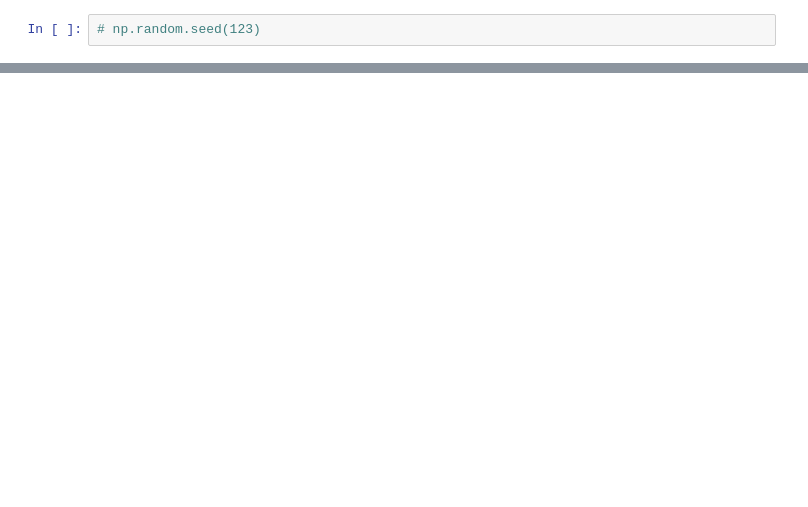
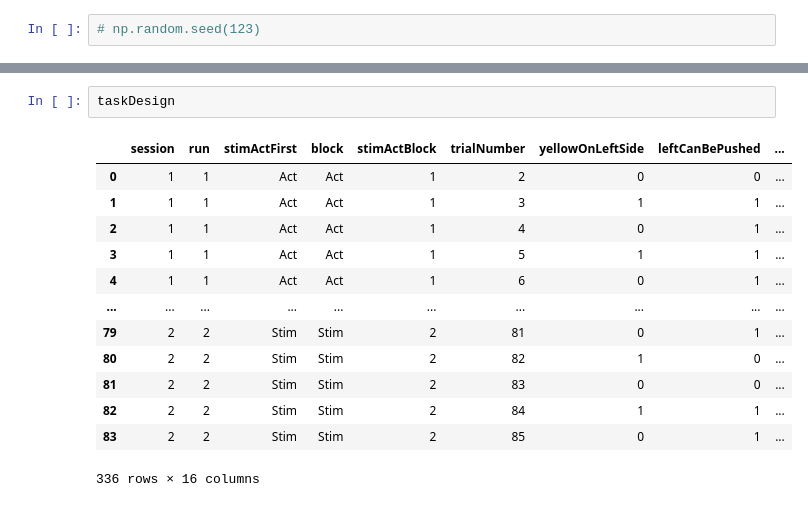
Before and after one commit to AGhaderi/ActStimRL, a Jupyter notebook: Simulation.ipynb, the cells around one changed output, grey strips where cells are left out. Drawn from its saved outputs; the diff is of its cells as text; blank space fills up the shorter version.

Commit message:
Start imulating based on the original task desgin

```diff
--- a/Simulation.ipynb
+++ b/Simulation.ipynb
@@ -247,0 +23,16 @@ array([36,  6,  8, 15, 29, 85, 68, 80, 22, 56, 90, 82, 78, 41, 87, 39, 27,
+# %%
+taskDesign
+# %% [output]
+|  | session | run | stimActFirst | block | stimActBlock | trialNumber | yellowOnLeftSide | leftCanBePushed | ... |
+| 0 | 1 | 1 | Act | Act | 1 | 2 | 0 | 0 | ... |
+| 1 | 1 | 1 | Act | Act | 1 | 3 | 1 | 1 | ... |
+| 2 | 1 | 1 | Act | Act | 1 | 4 | 0 | 1 | ... |
+| 3 | 1 | 1 | Act | Act | 1 | 5 | 1 | 1 | ... |
+| 4 | 1 | 1 | Act | Act | 1 | 6 | 0 | 1 | ... |
+| ... | ... | ... | ... | ... | ... | ... | ... | ... | ... |
+| 79 | 2 | 2 | Stim | Stim | 2 | 81 | 0 | 1 | ... |
+| 80 | 2 | 2 | Stim | Stim | 2 | 82 | 1 | 0 | ... |
+| 81 | 2 | 2 | Stim | Stim | 2 | 83 | 0 | 0 | ... |
+| 82 | 2 | 2 | Stim | Stim | 2 | 84 | 1 | 1 | ... |
+| 83 | 2 | 2 | Stim | Stim | 2 | 85 | 0 | 1 | ... |
+336 rows × 16 columns
```
Also changed, not shown: parts of 12 cells of this notebook, 4 other files.
